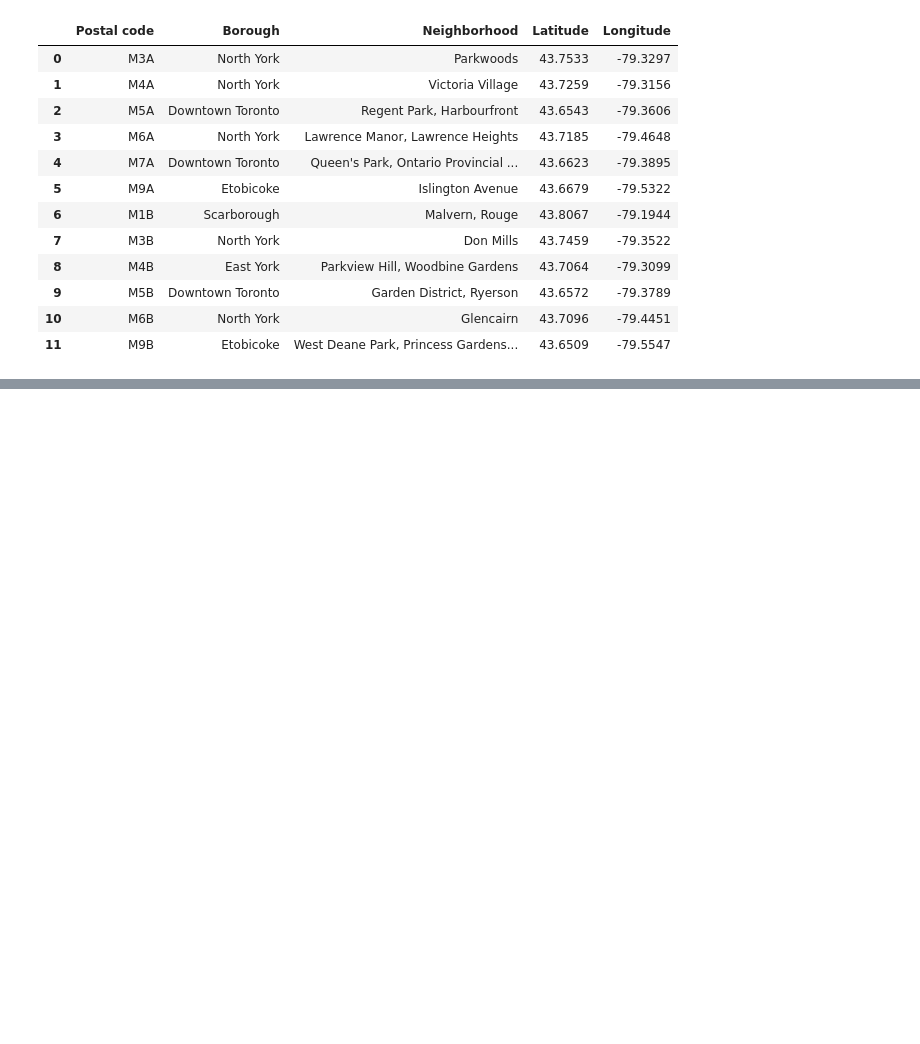
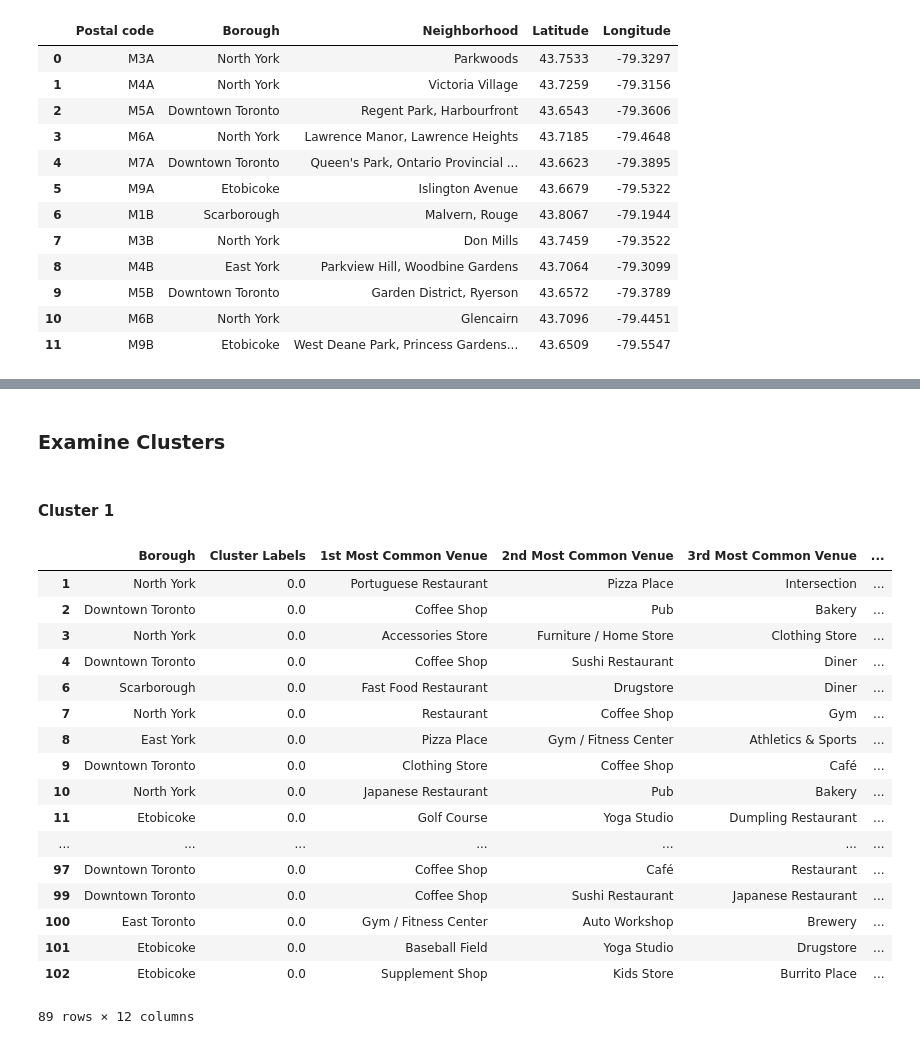
Before and after one commit to ritalinxx/Coursera_Capstone, a Jupyter notebook: Course 9 Week 3 Assignment.ipynb, the cells around one changed output, grey strips where cells are left out. Saved outputs shown, nothing was run; the diff lists cells and outputs as text; code cells hidden in the pictures; blank space fills up the shorter version.

Commit message:
Published from Watson Studio.

```diff
--- a/Course 9 Week 3 Assignment.ipynb
+++ b/Course 9 Week 3 Assignment.ipynb
@@ -94,0 +331,12 @@ df.head(12)
+# %%
+num_top_venues = 5
+
+for hood in toronto_grouped['Neighborhood']:
+    print("----"+hood+"----")
+    temp = toronto_grouped[toronto_grouped['Neighborhood'] == hood].T.reset_index()
+    temp.columns = ['venue','freq']
+    temp = temp.iloc[1:]
+    temp['freq'] = temp['freq'].astype(float)
+    temp = temp.round({'freq': 2})
+    print(temp.sort_values('freq', ascending=False).reset_index(drop=True).head(num_top_venues))
+    print('\n')
@@ -94,0 +363,6 @@ df.head(12)
+# %%
+def return_most_common_venues(row, num_top_venues):
+    row_categories = row.iloc[1:]
+    row_categories_sorted = row_categories.sort_values(ascending=False)
+
+    return row_categories_sorted.index.values[0:num_top_venues]
@@ -94,0 +470,25 @@ df.head(12)
+# %% [markdown]
+### Examine Clusters
+# %% [markdown]
+#### Cluster 1
+# %%
+toronto_merged.loc[toronto_merged['Cluster Labels'] == 0, toronto_merged.columns[[1] + list(range(5, toronto_merged.shape[1]))]]
+# %% [output]
+|  | Borough | Cluster Labels | 1st Most Common Venue | 2nd Most Common Venue | 3rd Most Common Venue | ... |
+| 1 | North York | 0.0 | Portuguese Restaurant | Pizza Place | Intersection | ... |
+| 2 | Downtown Toronto | 0.0 | Coffee Shop | Pub | Bakery | ... |
+| 3 | North York | 0.0 | Accessories Store | Furniture / Home Store | Clothing Store | ... |
+| 4 | Downtown Toronto | 0.0 | Coffee Shop | Sushi Restaurant | Diner | ... |
+| 6 | Scarborough | 0.0 | Fast Food Restaurant | Drugstore | Diner | ... |
+| 7 | North York | 0.0 | Restaurant | Coffee Shop | Gym | ... |
+| 8 | East York | 0.0 | Pizza Place | Gym / Fitness Center | Athletics & Sports | ... |
+| 9 | Downtown Toronto | 0.0 | Clothing Store | Coffee Shop | Café | ... |
+| 10 | North York | 0.0 | Japanese Restaurant | Pub | Bakery | ... |
+| 11 | Etobicoke | 0.0 | Golf Course | Yoga Studio | Dumpling Restaurant | ... |
+| ... | ... | ... | ... | ... | ... | ... |
+| 97 | Downtown Toronto | 0.0 | Coffee Shop | Café | Restaurant | ... |
+| 99 | Downtown Toronto | 0.0 | Coffee Shop | Sushi Restaurant | Japanese Restaurant | ... |
+| 100 | East Toronto | 0.0 | Gym / Fitness Center | Auto Workshop | Brewery | ... |
+| 101 | Etobicoke | 0.0 | Baseball Field | Yoga Studio | Drugstore | ... |
+| 102 | Etobicoke | 0.0 | Supplement Shop | Kids Store | Burrito Place | ... |
+89 rows × 12 columns
```
Also changed, not shown: parts of 41 cells of this notebook.
